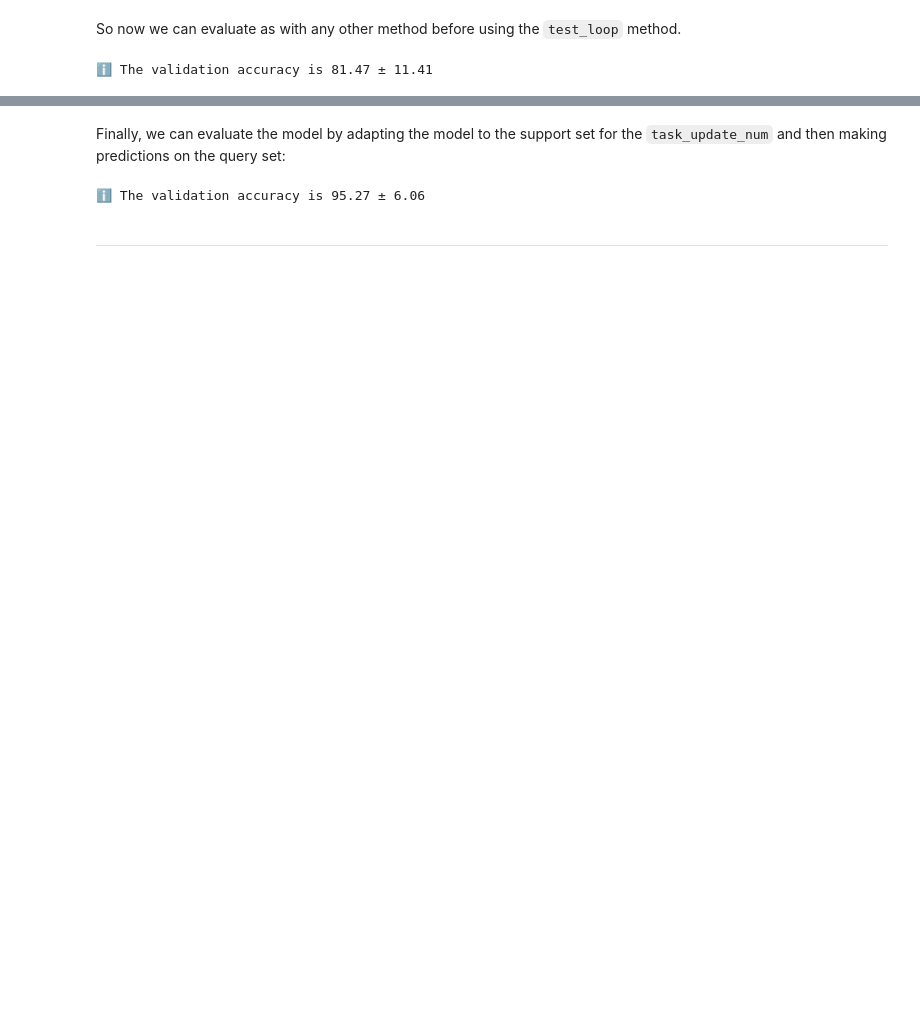
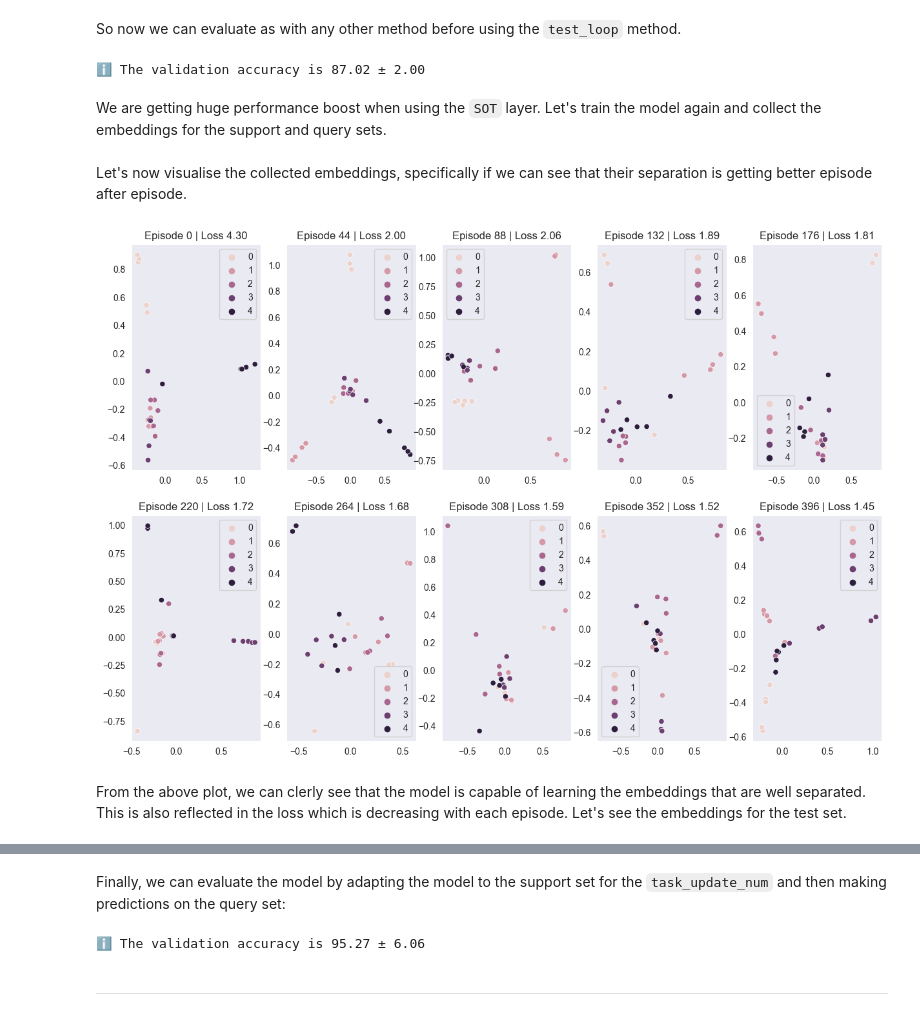
Before and after one commit to mikasenghaas/few-shot-benchmark, a Jupyter notebook: notebooks/methods.ipynb, the cells around one changed output, grey strips where cells are left out. Cells and saved outputs as stored; diff of their text form; code cells hidden in the pictures; blank space fills up the shorter version.

Commit message:
feat(methods): added visualization of SOT for matchingnet
c

```diff
--- a/notebooks/methods.ipynb
+++ b/notebooks/methods.ipynb
@@ -123,9 +136,9 @@ for split, mode in zip(r_datasets, modes):
 # %%
 # Setup the loading parameters
 root = "../data"
-n_way = 5
-n_support = 3
-n_query = 3
+n_way = 2
+n_support = 5
+n_query = 20
 subset = 1.0  # Load full dataset
 
 edata_kwargs = {
@@ -134,7 +147,6 @@ edata_kwargs = {
     "n_query": n_query,
     "root": root,
     "subset": subset,
-    "use_ic_selection": True,
 }
 
 # Load SPSetDataset for each mode
@@ -422,8 +440,6 @@ protonet_kwargs = {
     "backbone": backbone,
     "n_way": n_way,
     "n_support": n_support,
-    "log_wandb": False,
-    "print_freq": 5,  # Print every X episodes
     "sot": sot,
 }
 
@@ -432,7 +448,7 @@ protonet = ProtoNet(**protonet_kwargs).to(device)
 
 
 # Define training hyperparameters
-n_epochs = 20
+n_epochs = 2
 lr = 1e-4
 
 # Define the optimizer for obtaining training
@@ -489,8 +505,6 @@ matchingnet_kwargs = {
     "backbone": backbone,
     "n_way": n_way,
     "n_support": n_support,
-    "log_wandb": False,
-    "print_freq": 5,  # Print every X episodes
     "sot": sot,
 }
 
@@ -498,7 +512,7 @@ matchingnet_kwargs = {
 matchingnet = MatchingNet(**matchingnet_kwargs).to(device)
 
 # Define training hyperparameters
-n_epochs = 20
+n_epochs = 1
 lr = 1e-4
 
 # Define the optimizer for obtaining training
@@ -511,8 +525,10 @@ for epoch in range(n_epochs):
 So now we can evaluate as with any other method before using the `test_loop`
 method.
 # %%
-eval_acc = matchingnet.test_loop(e_val, return_std=True)
+eval_acc = matchingnet.test_loop(e_val)
 clear_output()
 print(f"ℹ️ The validation accuracy is {eval_acc[0]:.2f} ± {eval_acc[1]:.2f}")
 # %% [output]
-ℹ️ The validation accuracy is 81.47 ± 11.41
+ℹ️ The validation accuracy is 87.02 ± 2.00
+# %% [markdown]
+We are getting huge performance boost when using the `SOT` layer. Let's train the model again and collect the embeddings for the support and query sets.
@@ -518,0 +599,52 @@ print(f"ℹ️ The validation accuracy is {eval_acc[0]:.2f} ± {eval_acc[1]:.2f}
+# %% [markdown]
+Let's now visualise the collected embeddings, specifically if we can see that their separation is getting better episode after episode.
+# %%
+# Choose epoch to inspect
+epoch = 0
+
+# Get the embeddings for the epoch
+epoch_info = epochs_info[epoch]
+
+# Get the embeddings for the epoch
+embeddings = epoch_info["embeddings"]
+
+# Get the query labels for the epoch
+query_labels = epoch_info["query_labels"]
+
+# Get the losses
+ep_losses = epoch_info["episode_losses"]
+
+# Split into support and query
+support, query = [emb[0] for emb in embeddings], [emb[1] for emb in embeddings]
+
+# Get number of episodes
+num_episodes = len(support)
+
+# Compute the step size if we want to visualize every X episodes
+num_episodes_viz = 10
+step_size = num_episodes // num_episodes_viz
+
+# Iterate over the episodes, use tsne to visualize the embeddings
+ax_index = 0
+fig, axs = plt.subplots(2, 5, figsize=(15, 10))
+for i in range(len(axs)):
+    for j in range(len(axs[0])):
+        # Get the query embeddings
+        index = min(ax_index * step_size, num_episodes - 1)
+        q = query[index].detach().cpu().numpy()
+        labels = query_labels[index].detach().cpu().numpy()
+        loss = ep_losses[index]
+
+        # Compute the reduced embeddings
+        # tsne_emb = TSNE(n_components=2, perplexity=10).fit_transform(q)
+        reduced_emb = PCA(n_components=2).fit_transform(q)
+
+        # Plot the tsne embedding
+        ax = axs[i, j]
+        sns.scatterplot(x=reduced_emb[:, 0], y=reduced_emb[:, 1], hue=labels, ax=ax)
+        ax.set_title(f"Episode {index} | Loss {loss:.2f}")
+        ax_index += 1
+# %% [output]
+[figure, added]
+# %% [markdown]
+From the above plot, we can clerly see that the model is capable of learning the embeddings that are well separated. This is also reflected in the loss which is decreasing with each episode. Let's see the embeddings for the test set.
```
Also changed, not shown: parts of 10 cells of this notebook, 1 other file.
